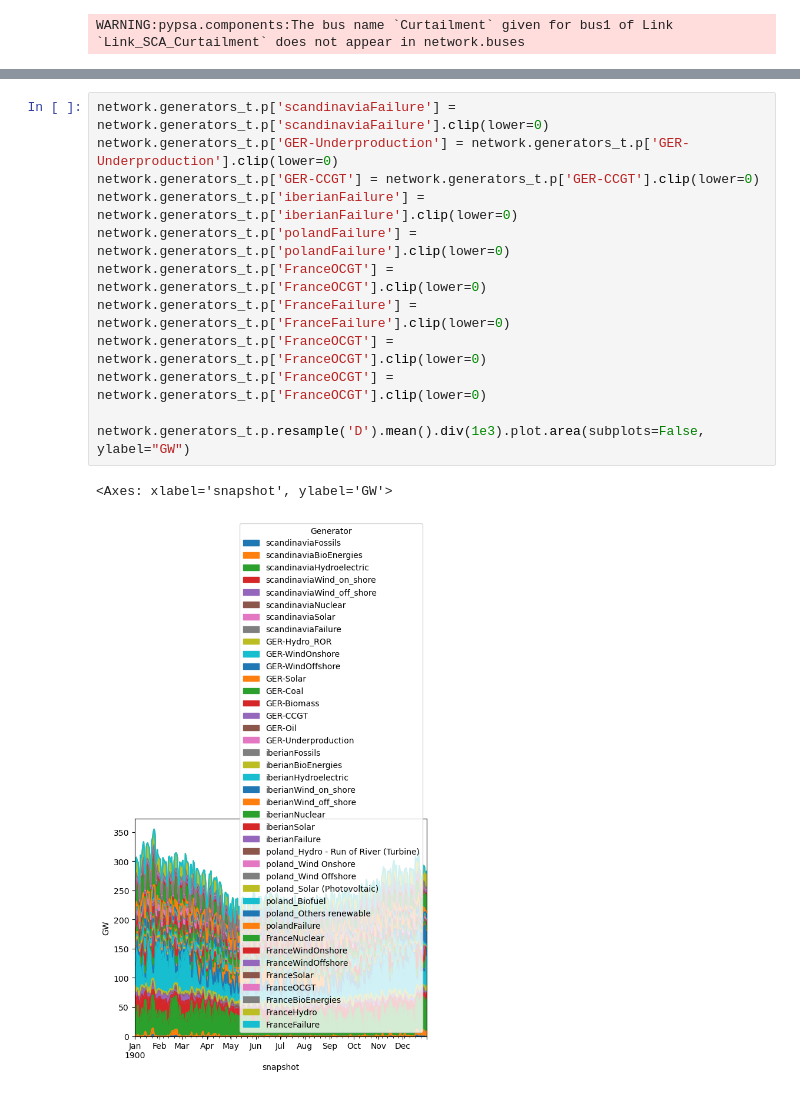
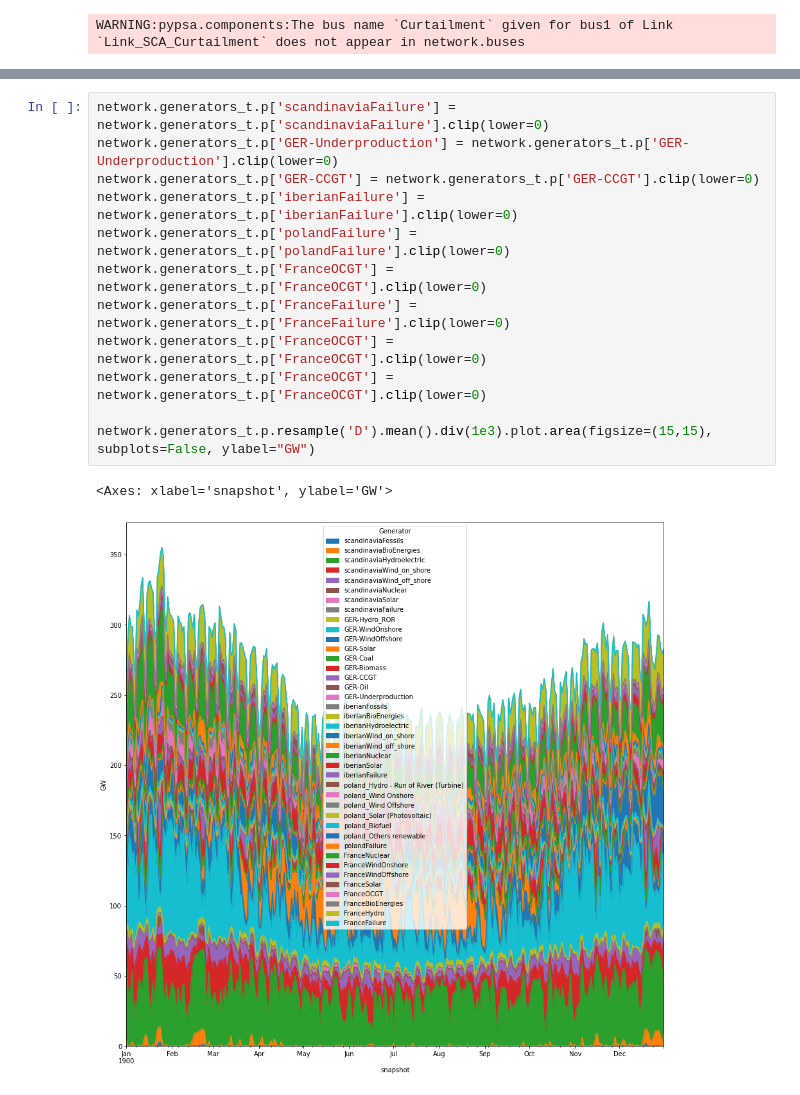
Before and after one commit to mikolaj2268/ATHENS-Planning-the-European-electricity-system, a Jupyter notebook: Europe 2.ipynb, the cells around one changed output, grey strips where cells are left out. Saved outputs shown, nothing was run; the diff lists cells and outputs as text.

Commit message:
ajout graphes production

```diff
--- a/Europe 2.ipynb
+++ b/Europe 2.ipynb
@@ -182,16 +177,16 @@ network.generators.p_nom_opt.div(1e3).plot.bar(ylabel="GW", figsize=(8, 3))
 # %%
 network.generators_t.p['scandinaviaFailure'] = network.generators_t.p['scandinaviaFailure'].clip(lower=0)
 network.generators_t.p['GER-Underproduction'] = network.generators_t.p['GER-Underproduction'].clip(lower=0)
 network.generators_t.p['GER-CCGT'] = network.generators_t.p['GER-CCGT'].clip(lower=0)
 network.generators_t.p['iberianFailure'] = network.generators_t.p['iberianFailure'].clip(lower=0)
 network.generators_t.p['polandFailure'] = network.generators_t.p['polandFailure'].clip(lower=0)
 network.generators_t.p['FranceOCGT'] = network.generators_t.p['FranceOCGT'].clip(lower=0)
 network.generators_t.p['FranceFailure'] = network.generators_t.p['FranceFailure'].clip(lower=0)
 network.generators_t.p['FranceOCGT'] = network.generators_t.p['FranceOCGT'].clip(lower=0)
 network.generators_t.p['FranceOCGT'] = network.generators_t.p['FranceOCGT'].clip(lower=0)
 
-network.generators_t.p.resample('D').mean().div(1e3).plot.area(subplots=False, ylabel="GW")
+network.generators_t.p.resample('D').mean().div(1e3).plot.area(figsize=(15,15), subplots=False, ylabel="GW")
 # %% [output]
 <Axes: xlabel='snapshot', ylabel='GW'>
-[figure, old version]
+[figure, new version]
 # %%
```
Also changed, not shown: parts of 15 cells of this notebook.
